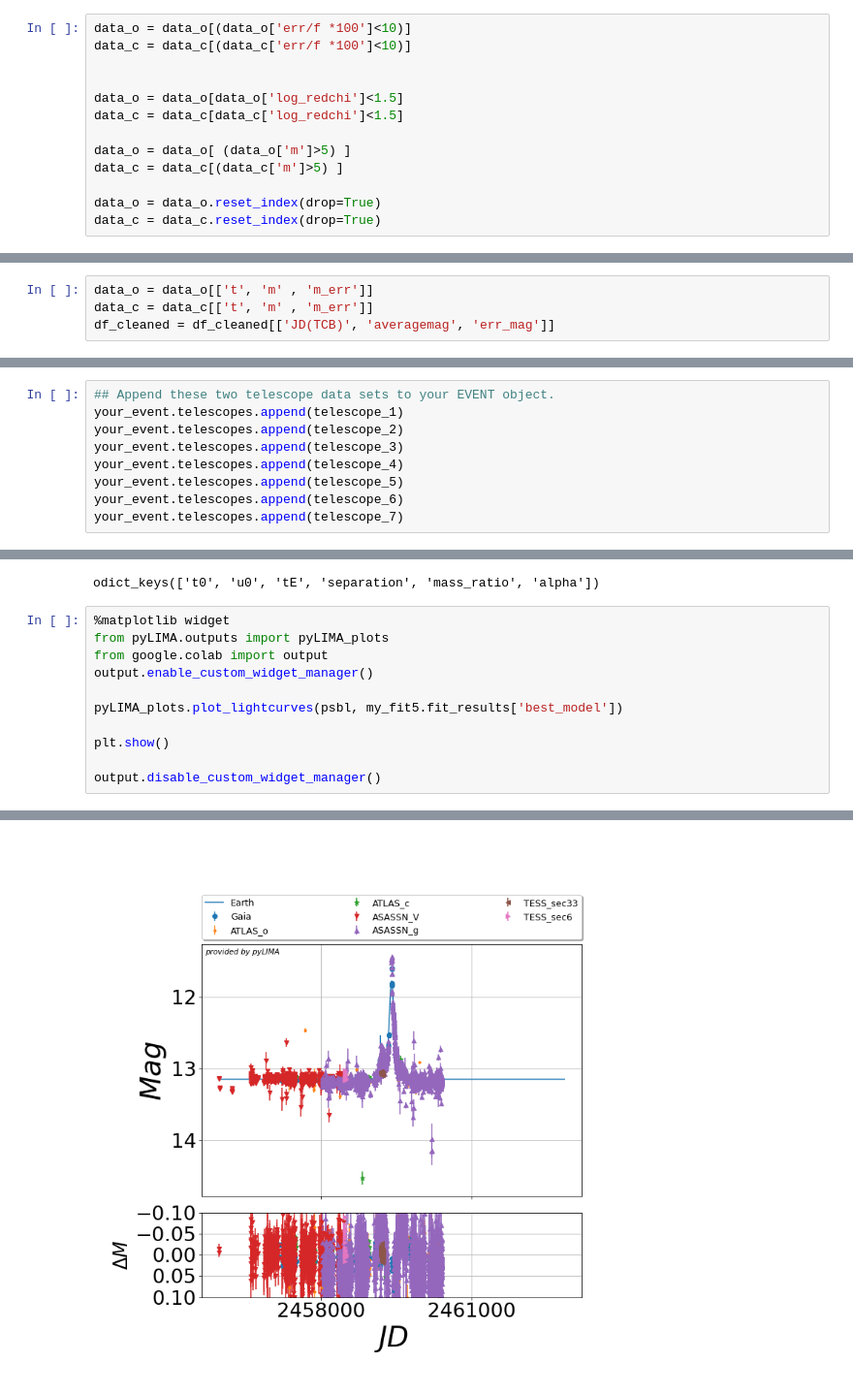
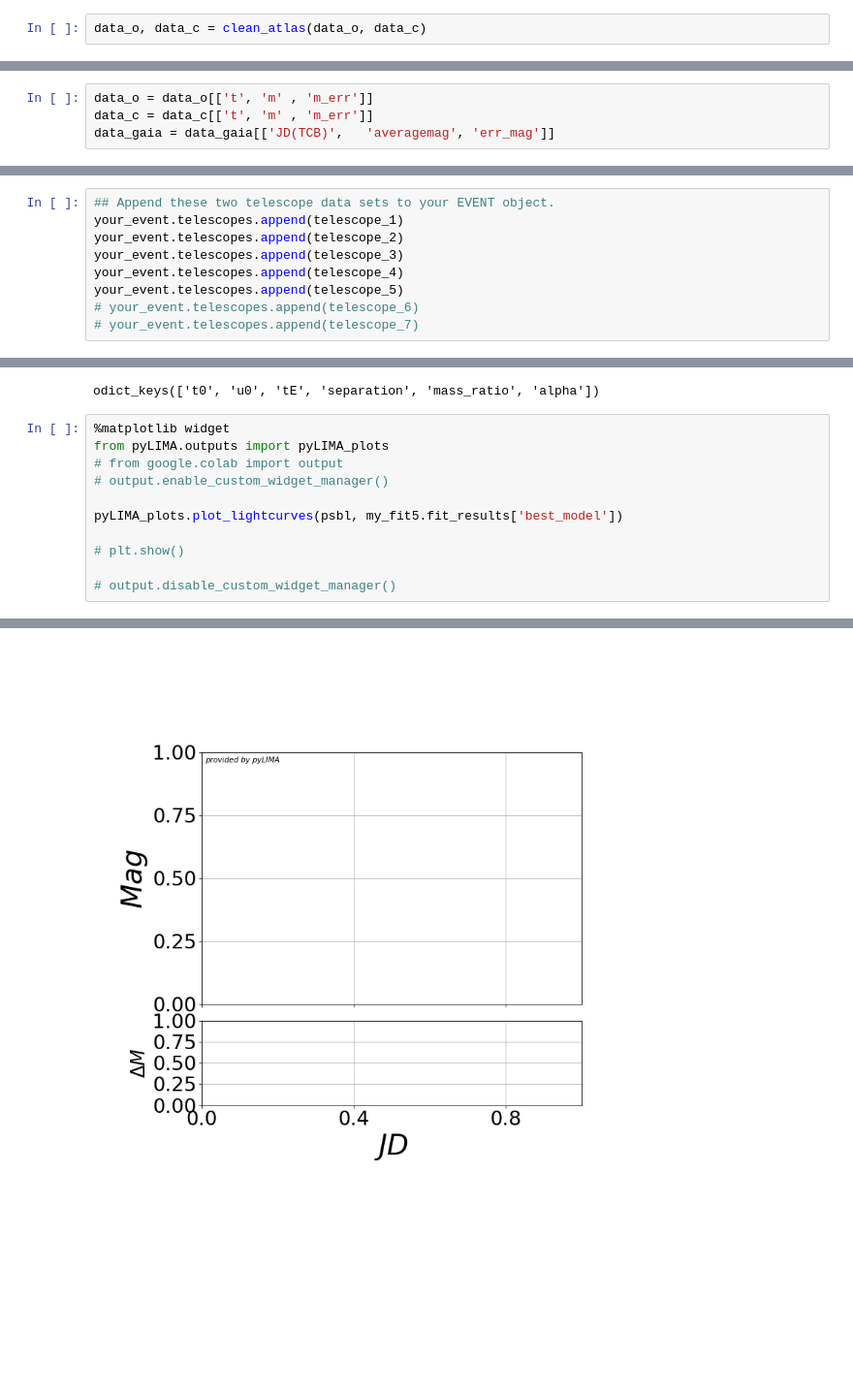
Before and after one commit to Atousa-Kalantari/ATLAS, a Jupyter notebook: Gaia20fnr/Gaia20fnr_all.ipynb, the cells around one changed output, grey strips where cells are left out. Shown: that part at 97% size. Cells and saved outputs as stored; diff of their text form; blank space fills up the shorter version.

```diff
--- a/Gaia20fnr/Gaia20fnr_all.ipynb
+++ b/Gaia20fnr/Gaia20fnr_all.ipynb
@@ -253,14 +57,3 @@ plt.show()
-# %%
-data_o = data_o[(data_o['err/f *100']<10)]
-data_c = data_c[(data_c['err/f *100']<10)]
-
-
-data_o = data_o[data_o['log_redchi']<1.5]
-data_c = data_c[data_c['log_redchi']<1.5]
-
-data_o = data_o[ (data_o['m']>5) ]
-data_c = data_c[(data_c['m']>5) ]
-
-data_o = data_o.reset_index(drop=True)
-data_c = data_c.reset_index(drop=True)
+# %%
+data_o, data_c = clean_atlas(data_o, data_c)
 # %%
@@ -282,5 +75,5 @@ plt.show()
 # %%
 data_o = data_o[['t', 'm' , 'm_err']]
 data_c = data_c[['t', 'm' , 'm_err']]
-df_cleaned = df_cleaned[['JD(TCB)',	'averagemag', 'err_mag']]
+data_gaia = data_gaia[['JD(TCB)',	'averagemag', 'err_mag']]
 # %%
@@ -358,8 +151,8 @@ your_event.telescopes.append(telescope_2)
 your_event.telescopes.append(telescope_3)
 your_event.telescopes.append(telescope_4)
 your_event.telescopes.append(telescope_5)
-your_event.telescopes.append(telescope_6)
-your_event.telescopes.append(telescope_7)
+# your_event.telescopes.append(telescope_6)
+# your_event.telescopes.append(telescope_7)
 # %%
 ### Define the survey telescope that you want to use to align all other data sets to.
 ### We recommend using the data set with the most measurements covering the gretest
@@ -471,12 +240,12 @@ odict_keys(['t0', 'u0', 'tE', 'separation', 'mass_ratio', 'alpha'])
 # %%
 %matplotlib widget
 from pyLIMA.outputs import pyLIMA_plots
-from google.colab import output
-output.enable_custom_widget_manager()
+# from google.colab import output
+# output.enable_custom_widget_manager()
 
 pyLIMA_plots.plot_lightcurves(psbl, my_fit5.fit_results['best_model'])
 
-plt.show()
+# plt.show()
 
-output.disable_custom_widget_manager()
+# output.disable_custom_widget_manager()
 # %% [output]
@@ -483,4 +253,4 @@ output.disable_custom_widget_manager()
-[figure, old version]
+[figure, new version]
 # %%
 %matplotlib widget
 from pyLIMA.outputs import pyLIMA_plots
```
Also changed, not shown: parts of 22 cells of this notebook, 7 other files.
